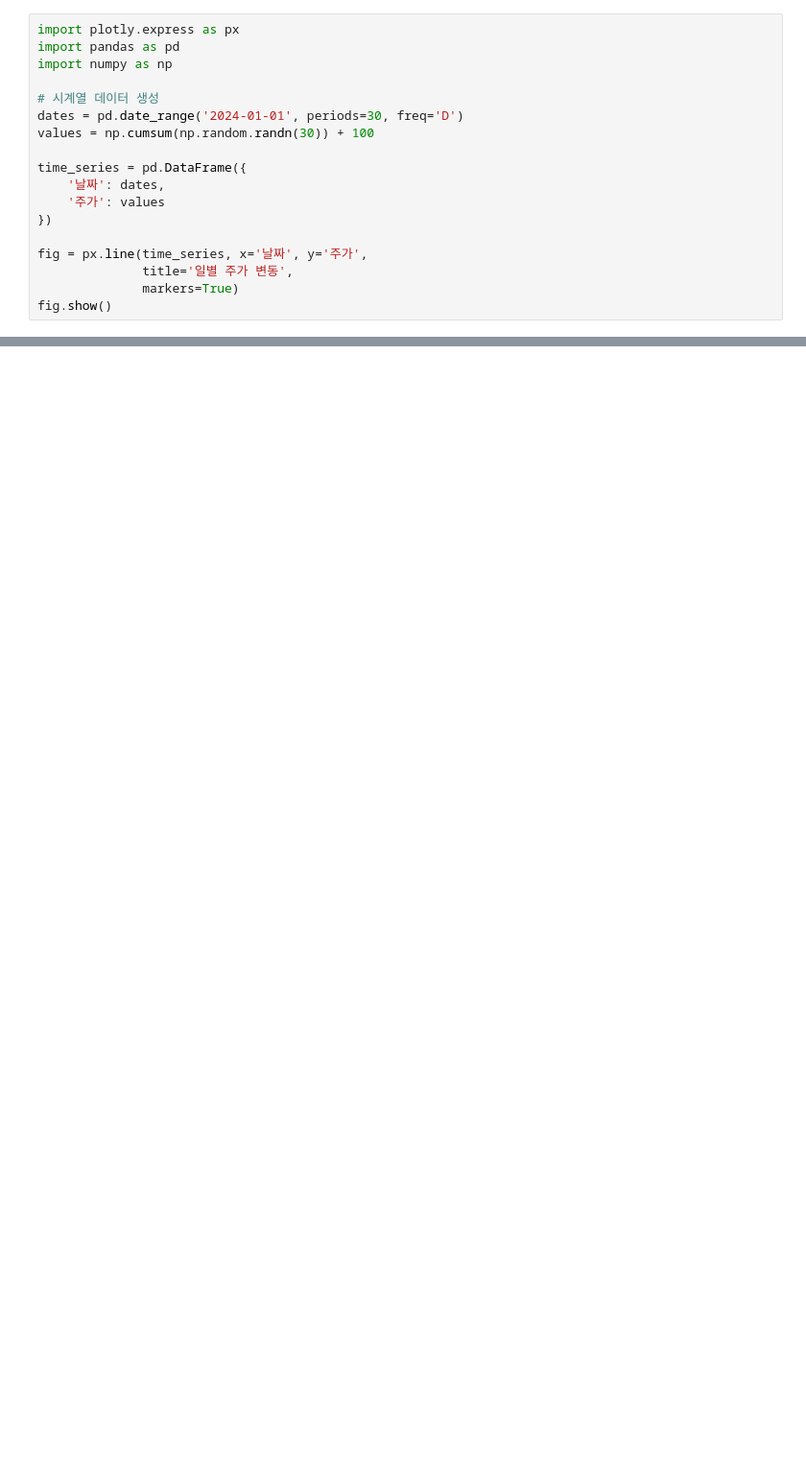
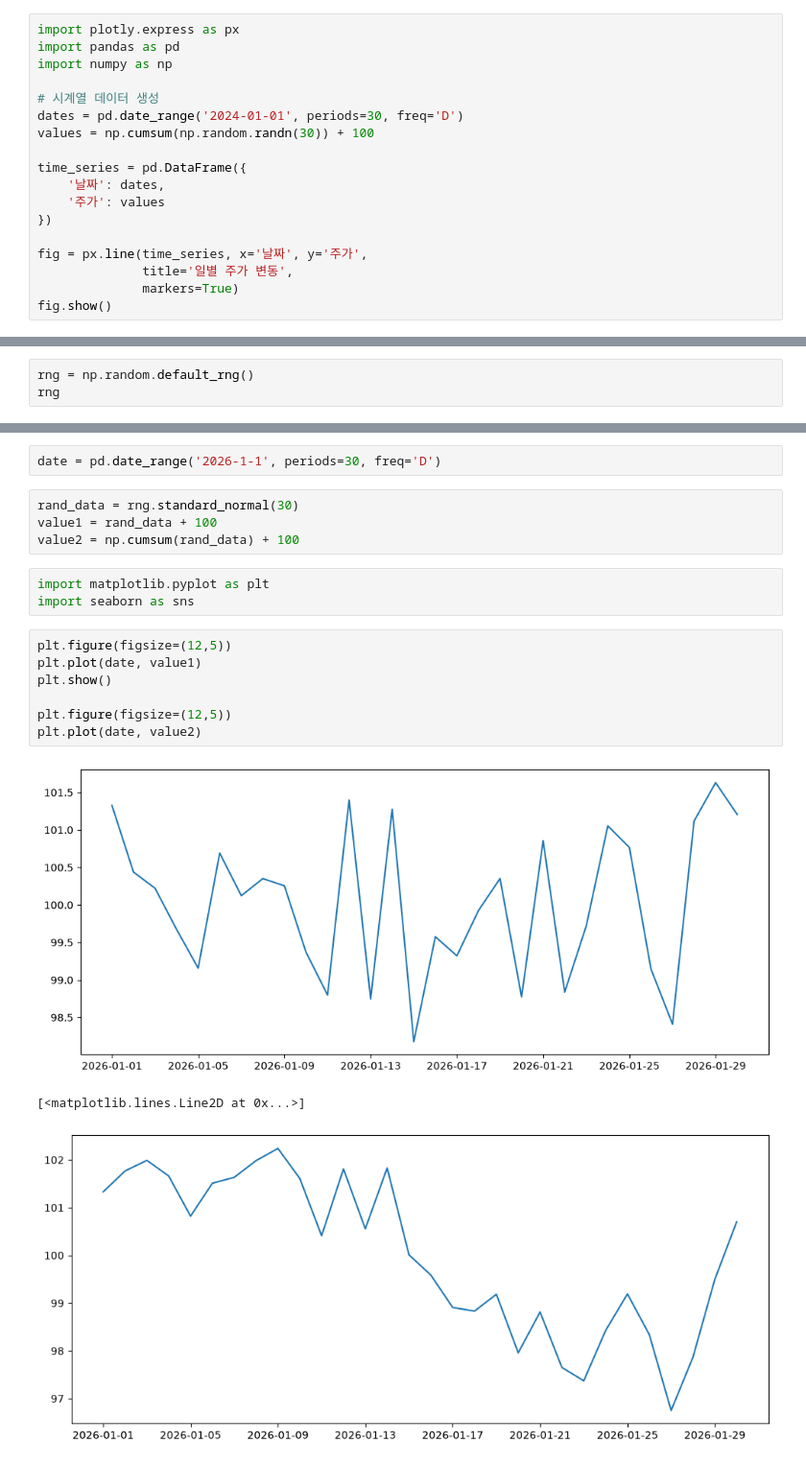
Before and after one commit to Kimchi-2025/big0611, a Jupyter notebook: py/p02_데이터분석및시각화/ch06_plotly/ex02_기본그래프유형.ipynb, the cells around one changed output, grey strips where cells are left out. Shown at 96% size. Cells and saved outputs as stored; diff of their text form; blank space fills up the shorter version.

```diff
--- a/py/p02_데이터분석및시각화/ch06_plotly/ex02_기본그래프유형.ipynb
+++ b/py/p02_데이터분석및시각화/ch06_plotly/ex02_기본그래프유형.ipynb
@@ -18,0 +56,3 @@ fig.show()
+# %%
+rng = np.random.default_rng()
+rng
@@ -18,0 +83,20 @@ fig.show()
+# %%
+date = pd.date_range('2026-1-1', periods=30, freq='D')
+# %%
+rand_data = rng.standard_normal(30)
+value1 = rand_data + 100
+value2 = np.cumsum(rand_data) + 100
+# %%
+import matplotlib.pyplot as plt
+import seaborn as sns
+# %%
+plt.figure(figsize=(12,5))
+plt.plot(date, value1)
+plt.show()
+
+plt.figure(figsize=(12,5))
+plt.plot(date, value2)
+# %% [output]
+[figure, added]
+[<matplotlib.lines.Line2D at 0x...>]
+[figure, added]
```
Also changed, not shown: parts of 19 cells of this notebook, 2 other files.
